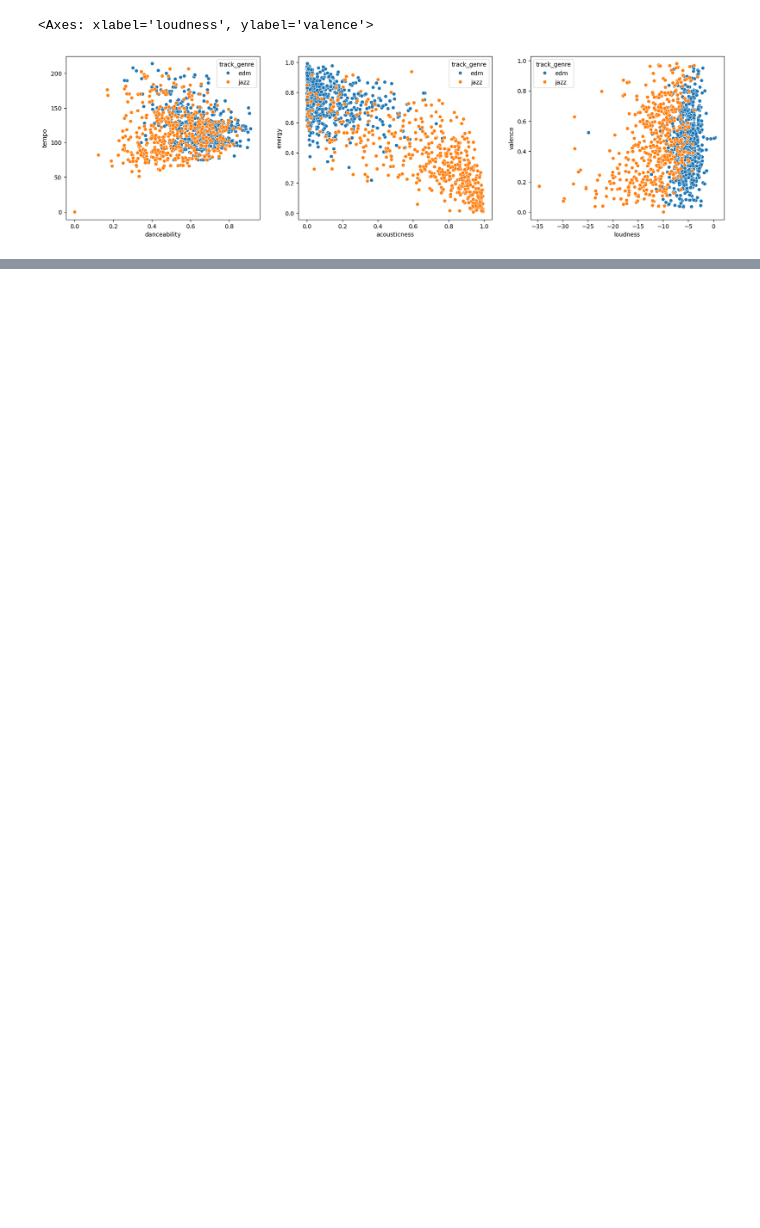
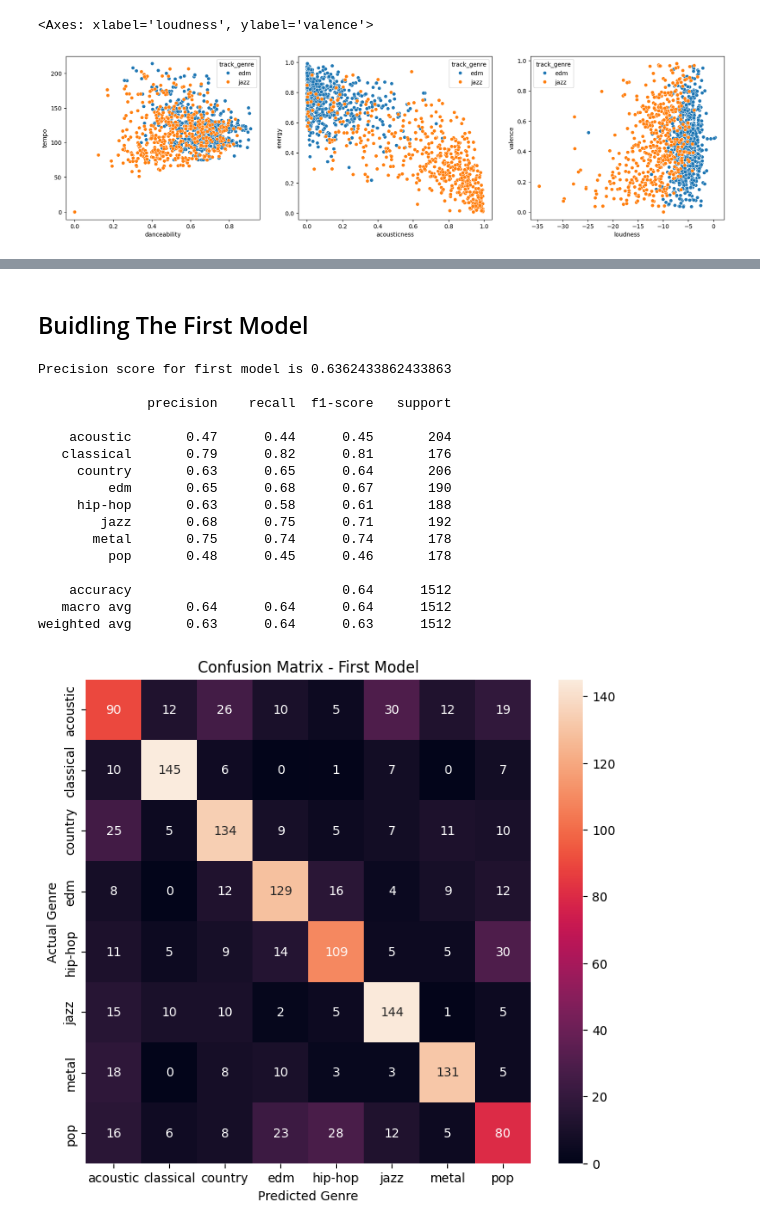
Before and after one commit to owenpierce05/Music-Genre-Predictor, a Jupyter notebook: Music_Genre_Predictor.ipynb, the cells around one changed output, grey strips where cells are left out. Saved outputs shown, nothing was run; the diff lists cells and outputs as text; code cells hidden in the pictures; blank space fills up the shorter version.

```diff
--- a/Music_Genre_Predictor.ipynb
+++ b/Music_Genre_Predictor.ipynb
@@ -166,0 +141,48 @@ weighted avg       0.63      0.64      0.63      1512
+# %% [markdown]
+## Buidling The First Model
+# %%
+from sklearn.tree import DecisionTreeClassifier
+
+# fits the model, and predicts X_valid with it
+music_model=DecisionTreeClassifier(random_state=0)
+music_model.fit(X_train, y_train)
+predictions = music_model.predict(X_valid)
+
+# displays the precision and recall for each genre individually
+from sklearn.metrics import accuracy_score
+
+print(f'Precision score for first model is {accuracy_score(y_valid, predictions)} \n')
+from sklearn.metrics import classification_report
+print(classification_report(y_valid, predictions))
+
+# displays a heat map showing the accuracy of the model, and where it is making mistakes
+from sklearn.metrics import confusion_matrix
+first_model_matrix = confusion_matrix(y_valid, predictions)
+plt.figure(figsize = (8,7))
+sns.heatmap(first_model_matrix,
+            annot=True,
+            fmt='d',
+            xticklabels=music_model.classes_,
+            yticklabels=music_model.classes_)
+plt.xlabel('Predicted Genre')
+plt.ylabel('Actual Genre')
+plt.title('Confusion Matrix - First Model')
+plt.show()
+# %% [output]
+Precision score for first model is 0.6362433862433863
+
+              precision    recall  f1-score   support
+
+    acoustic       0.47      0.44      0.45       204
+   classical       0.79      0.82      0.81       176
+     country       0.63      0.65      0.64       206
+         edm       0.65      0.68      0.67       190
+     hip-hop       0.63      0.58      0.61       188
+        jazz       0.68      0.75      0.71       192
+       metal       0.75      0.74      0.74       178
+         pop       0.48      0.45      0.46       178
+
+    accuracy                           0.64      1512
+   macro avg       0.64      0.64      0.64      1512
+weighted avg       0.63      0.64      0.63      1512
+[figure, added]
```
Also changed, not shown: parts of 23 cells of this notebook.
